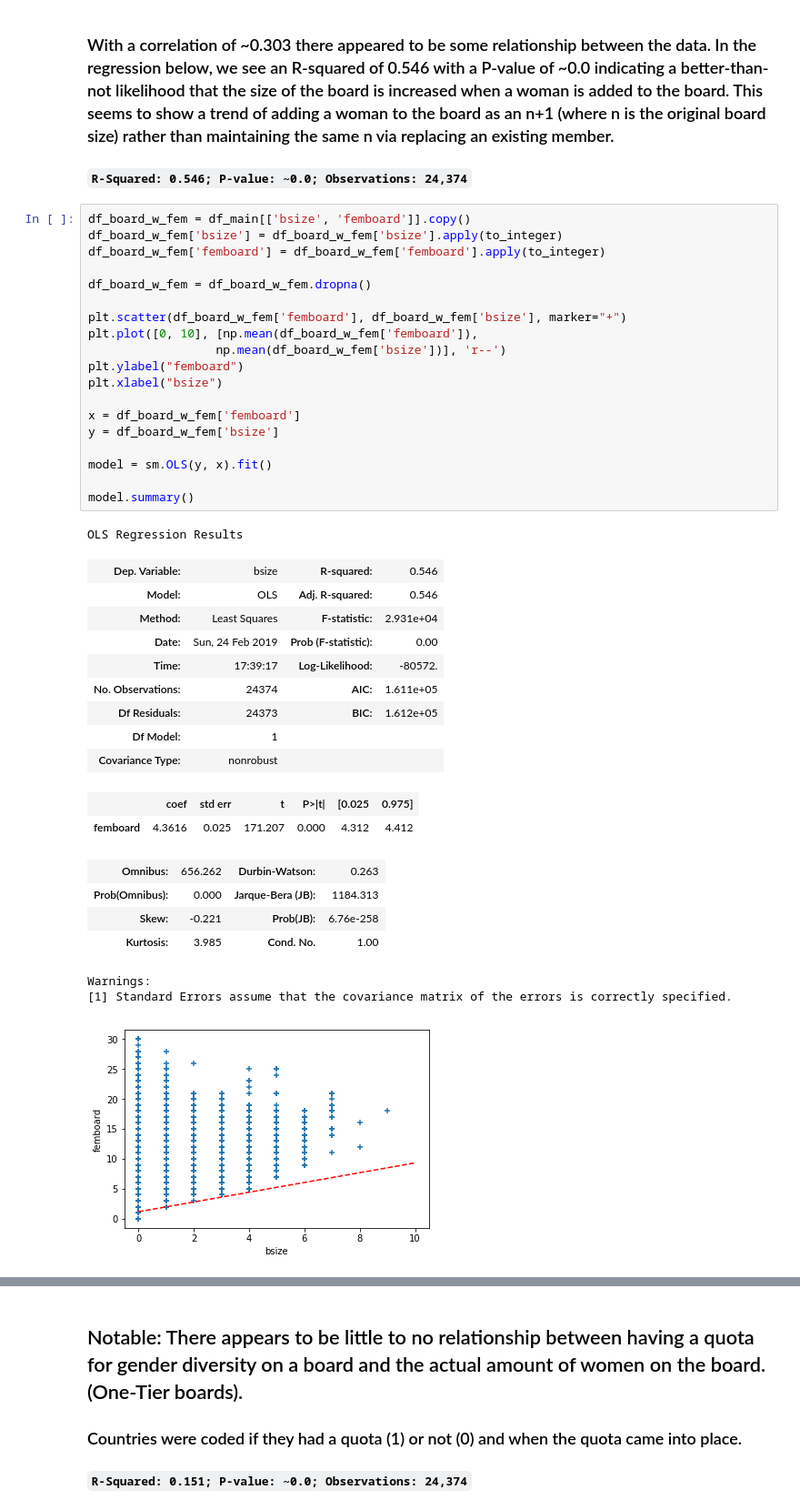
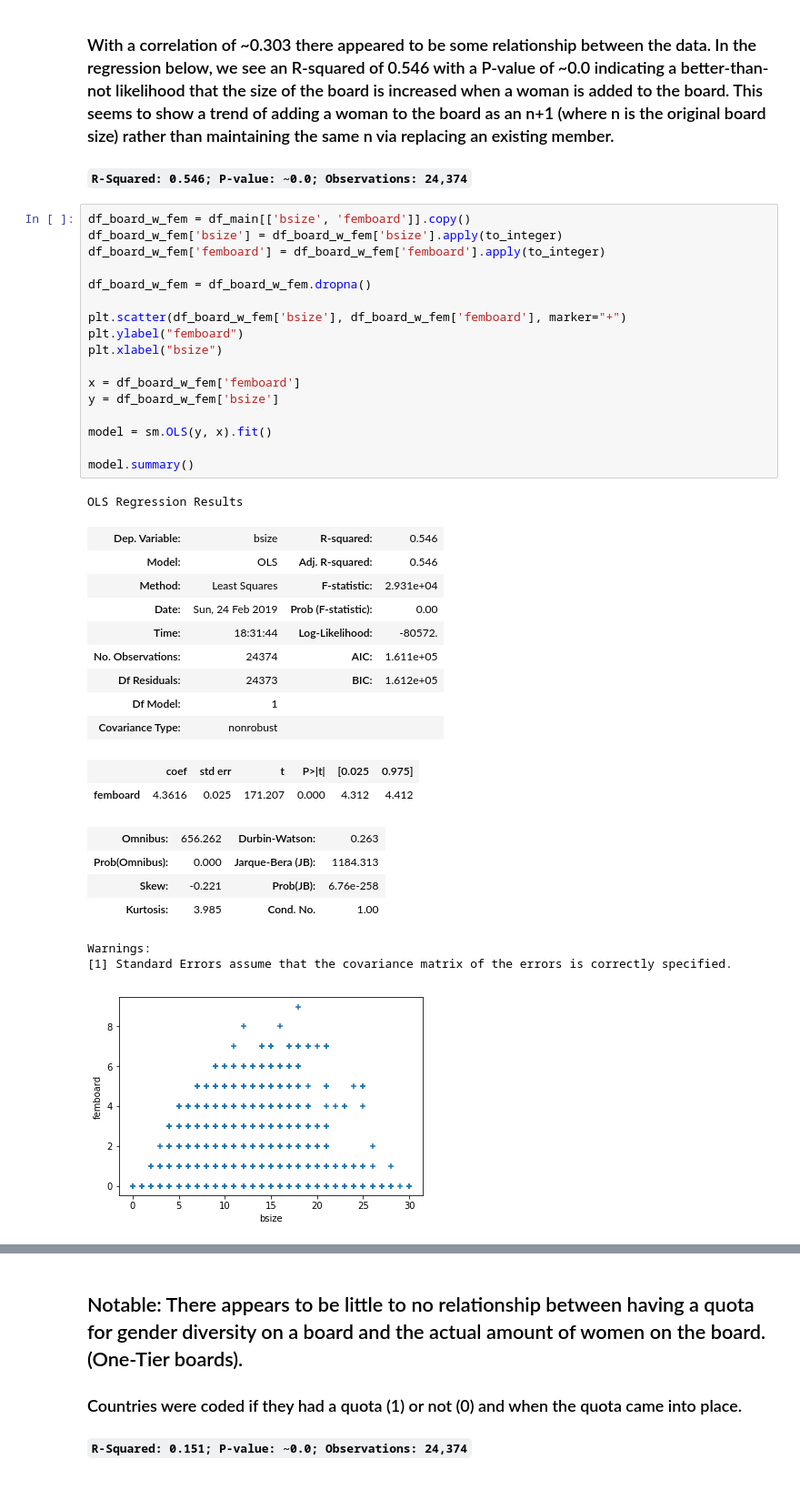
Before and after one commit to etokrug/GroupProject, a Jupyter notebook: GroupProject.ipynb, the cells around one changed output, grey strips where cells are left out. Shown at 91% size. Cells and saved outputs as stored; diff of their text form.

```diff
--- a/GroupProject.ipynb
+++ b/GroupProject.ipynb
@@ -267,35 +267,33 @@ df_board_w_fem['femboard'] = df_board_w_fem['femboard'].apply(to_integer)
 
 df_board_w_fem = df_board_w_fem.dropna()
 
-plt.scatter(df_board_w_fem['femboard'], df_board_w_fem['bsize'], marker="+")
-plt.plot([0, 10], [np.mean(df_board_w_fem['femboard']),
-                  np.mean(df_board_w_fem['bsize'])], 'r--')
+plt.scatter(df_board_w_fem['bsize'], df_board_w_fem['femboard'], marker="+")
 plt.ylabel("femboard")
 plt.xlabel("bsize")
 
 x = df_board_w_fem['femboard']
 y = df_board_w_fem['bsize']
 
 model = sm.OLS(y, x).fit()
 
 model.summary()
 # %% [output]
 OLS Regression Results
 | Dep. Variable: | bsize | R-squared: | 0.546 |
 | Model: | OLS | Adj. R-squared: | 0.546 |
 | Method: | Least Squares | F-statistic: | 2.931e+04 |
 | Date: | Sun, 24 Feb 2019 | Prob (F-statistic): | 0.00 |
-| Time: | 17:39:17 | Log-Likelihood: | -80572. |
+| Time: | 18:31:44 | Log-Likelihood: | -80572. |
 | No. Observations: | 24374 | AIC: | 1.611e+05 |
 | Df Residuals: | 24373 | BIC: | 1.612e+05 |
 | Df Model: | 1 |  |  |
 | Covariance Type: | nonrobust |  |  |
 |  | coef | std err | t | P>|t| | [0.025 | 0.975] |
 | femboard | 4.3616 | 0.025 | 171.207 | 0.000 | 4.312 | 4.412 |
 | Omnibus: | 656.262 | Durbin-Watson: | 0.263 |
 | Prob(Omnibus): | 0.000 | Jarque-Bera (JB): | 1184.313 |
 | Skew: | -0.221 | Prob(JB): | 6.76e-258 |
 | Kurtosis: | 3.985 | Cond. No. | 1.00 |
 Warnings:
 [1] Standard Errors assume that the covariance matrix of the errors is correctly specified.
-[figure, old version]
+[figure, new version]
```
Also changed, not shown: parts of 10 cells of this notebook.
